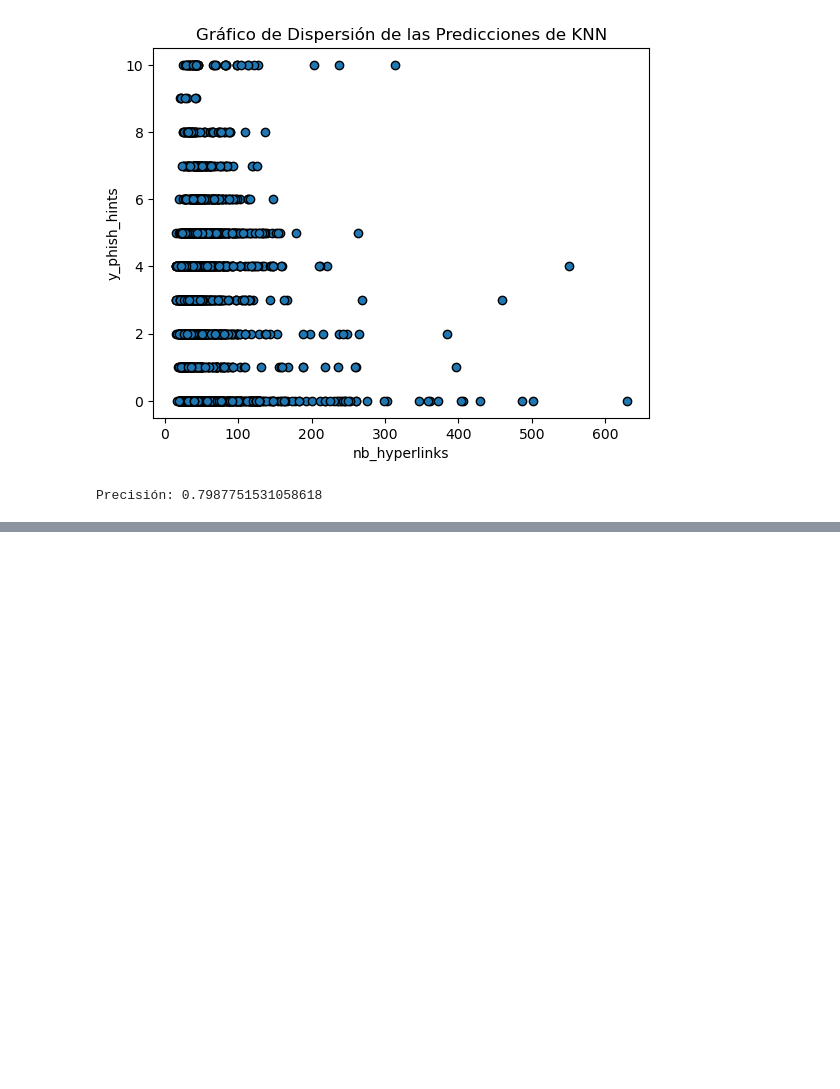
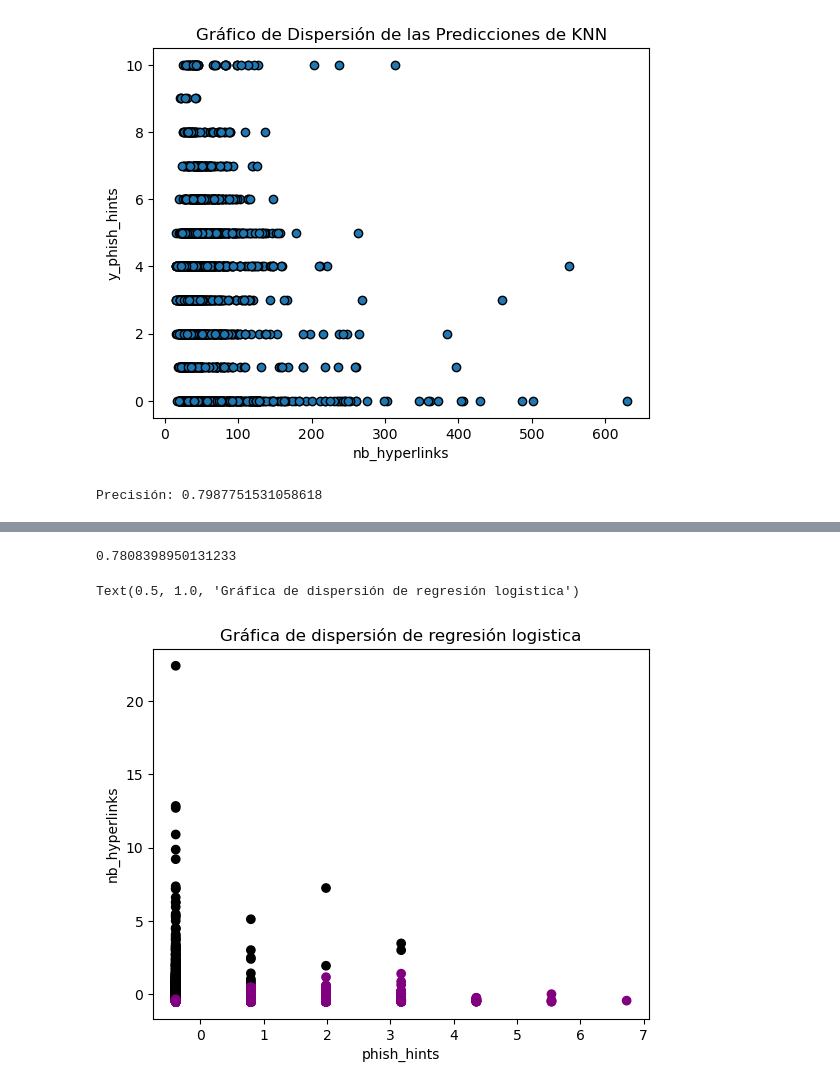
Before and after one commit to Wachuuu15/IA_LABS, a Jupyter notebook: IA/2.2.ipynb, the cells around one changed output, grey strips where cells are left out. Saved outputs shown, nothing was run; the diff lists cells and outputs as text; code cells hidden in the pictures; blank space fills up the shorter version.

```diff
--- a/IA/2.2.ipynb
+++ b/IA/2.2.ipynb
@@ -111,0 +132,5 @@ plt.show()
+# %%
+from sklearn.preprocessing import LabelEncoder
+encoder  = LabelEncoder()
+status = encoder.fit_transform(data['status'])
+print(status)
@@ -111,0 +139,5 @@ plt.show()
+# %%
+from sklearn.preprocessing import StandardScaler
+scaler  = StandardScaler()
+new_DataSet = scaler.fit_transform(data[['phish_hints', 'nb_hyperlinks']])
+print(new_DataSet)
@@ -111,0 +152,4 @@ plt.show()
+# %%
+#Se hace split para el training
+from sklearn.model_selection import train_test_split
+X_train, X_test, y_train, y_test = train_test_split(new_DataSet, status, test_size=0.2, random_state=1)
@@ -111,0 +183,35 @@ plt.show()
+# %%
+def predict(x, weight):
+    yPrediction = sigmoideFunc(x @ weight)
+    return [1 if i > 0.5 else 0 for i in yPrediction]
+
+xTrainIntercept =  np.concatenate([np.ones((X_train.shape[0], 1)), X_train], axis=1)
+xTestIntercepted = np.concatenate([np.ones((X_test.shape[0], 1)), X_test], axis=1)
+
+learningRate = 0.02
+trainingEpoch = 800
+parameter = np.zeros(xTrainIntercept.shape[1])
+
+parameter, cost_history= gradFunc(xTrainIntercept, y_train, parameter, learningRate, trainingEpoch)
+
+testPrediction = predict(xTestIntercepted, parameter)
+
+accuracy = np.mean(testPrediction == y_test)
+print(accuracy)
+
+#Asignando valores para graficar
+x= X_test[:,0]
+y= X_test[:,1]
+Color= ['purple' if resultado==1 else 'black' for resultado in testPrediction]
+
+#Tipo de gráfica de dispersión
+plt.scatter(x, y, color= Color)
+
+#Etiquetas
+plt.xlabel("phish_hints")
+plt.ylabel("nb_hyperlinks")
+plt.title("Gráfica de dispersión de regresión logistica")
+# %% [output]
+0.7808398950131233
+Text(0.5, 1.0, 'Gráfica de dispersión de regresión logistica')
+[figure, added]
```
Also changed, not shown: parts of 23 cells of this notebook.
